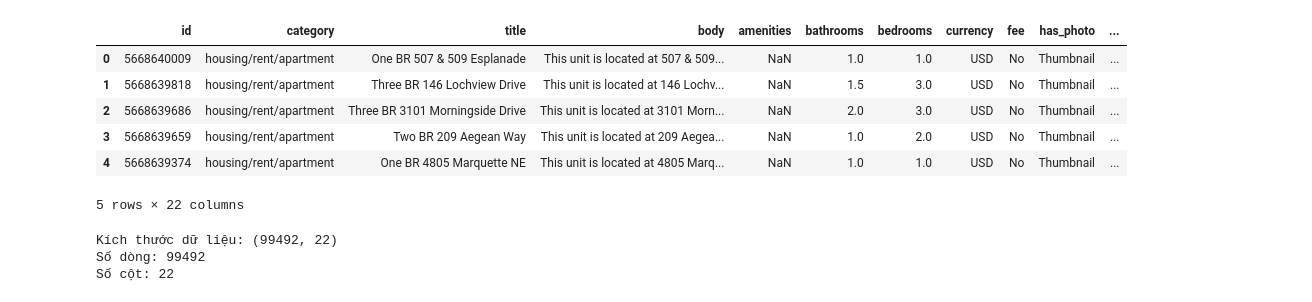
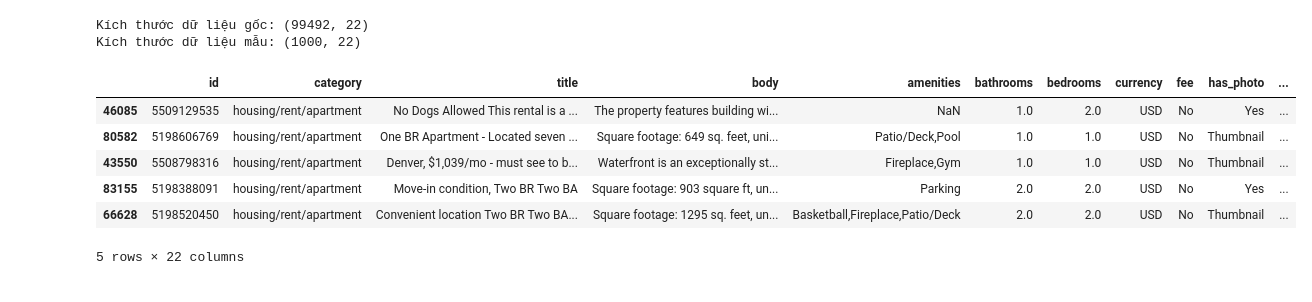
Before and after one commit to 1amBlake/apartment-rental-analysis-iuh, a Jupyter notebook: notebooks/sideNotebooks/sideNoteTest.ipynb, the cells around one changed output. Cells and saved outputs as stored; diff of their text form; code cells hidden in the pictures.

```diff
--- a/notebooks/sideNotebooks/sideNoteTest.ipynb
+++ b/notebooks/sideNotebooks/sideNoteTest.ipynb
@@ -1,27 +1,36 @@
 # %%
 
+import os
 import pandas as pd
-
+# Tạo thư mục lưu dữ liệu mẫu
+os.makedirs("../../data/sample", exist_ok=True)
 df = pd.read_csv(
     "../../data/raw/apartments_for_rent_classified_100K.csv",
     sep=";",
     encoding="cp1252",
     low_memory=False
 )
+# Lấy ngẫu nhiên 5.000 dòng từ dữ liệu gốc
+df_sample = df.sample(n=1000, random_state=42)
 
-display(df.head())
+# Lưu dữ liệu mẫu thành CSV
+df_sample.to_csv(
+    "../../data/sample/apartments_sample_1K.csv",
+    sep=";",
+    encoding="utf-8-sig",
+    index=False
+)
 
-print("Kích thước dữ liệu:", df.shape)
-print("Số dòng:", df.shape[0])
-print("Số cột:", df.shape[1])
+print("Kích thước dữ liệu gốc:", df.shape)
+print("Kích thước dữ liệu mẫu:", df_sample.shape)
+display(df_sample.head())
 # %% [output]
+Kích thước dữ liệu gốc: (99492, 22)
+Kích thước dữ liệu mẫu: (1000, 22)
 |  | id | category | title | body | amenities | bathrooms | bedrooms | currency | fee | has_photo | ... |
-| 0 | 5668640009 | housing/rent/apartment | One BR 507 & 509 Esplanade | This unit is located at 507 & 509... | NaN | 1.0 | 1.0 | USD | No | Thumbnail | ... |
-| 1 | 5668639818 | housing/rent/apartment | Three BR 146 Lochview Drive | This unit is located at 146 Lochv... | NaN | 1.5 | 3.0 | USD | No | Thumbnail | ... |
-| 2 | 5668639686 | housing/rent/apartment | Three BR 3101 Morningside Drive | This unit is located at 3101 Morn... | NaN | 2.0 | 3.0 | USD | No | Thumbnail | ... |
-| 3 | 5668639659 | housing/rent/apartment | Two BR 209 Aegean Way | This unit is located at 209 Aegea... | NaN | 1.0 | 2.0 | USD | No | Thumbnail | ... |
-| 4 | 5668639374 | housing/rent/apartment | One BR 4805 Marquette NE | This unit is located at 4805 Marq... | NaN | 1.0 | 1.0 | USD | No | Thumbnail | ... |
+| 46085 | 5509129535 | housing/rent/apartment | No Dogs Allowed This rental is a ... | The property features building wi... | NaN | 1.0 | 2.0 | USD | No | Yes | ... |
+| 80582 | 5198606769 | housing/rent/apartment | One BR Apartment - Located seven ... | Square footage: 649 sq. feet, uni... | Patio/Deck,Pool | 1.0 | 1.0 | USD | No | Thumbnail | ... |
+| 43550 | 5508798316 | housing/rent/apartment | Denver, $1,039/mo - must see to b... | Waterfront is an exceptionally st... | Fireplace,Gym | 1.0 | 1.0 | USD | No | Thumbnail | ... |
+| 83155 | 5198388091 | housing/rent/apartment | Move-in condition, Two BR Two BA | Square footage: 903 square ft, un... | Parking | 2.0 | 2.0 | USD | No | Yes | ... |
+| 66628 | 5198520450 | housing/rent/apartment | Convenient location Two BR Two BA... | Square footage: 1295 sq. feet, un... | Basketball,Fireplace,Patio/Deck | 2.0 | 2.0 | USD | No | Thumbnail | ... |
-5 rows × 22 columns
-Kích thước dữ liệu: (99492, 22)
-Số dòng: 99492
-Số cột: 22
+5 rows × 22 columns
```
Also changed, not shown: 7 other files.
